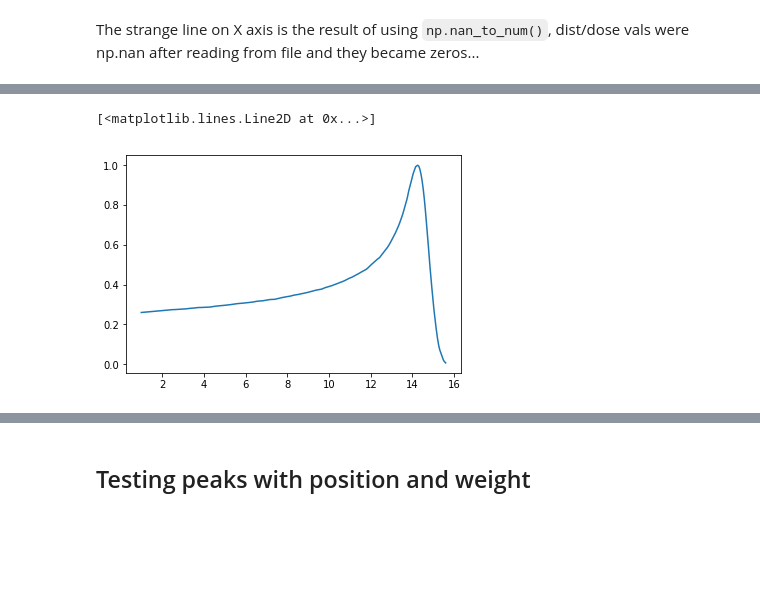
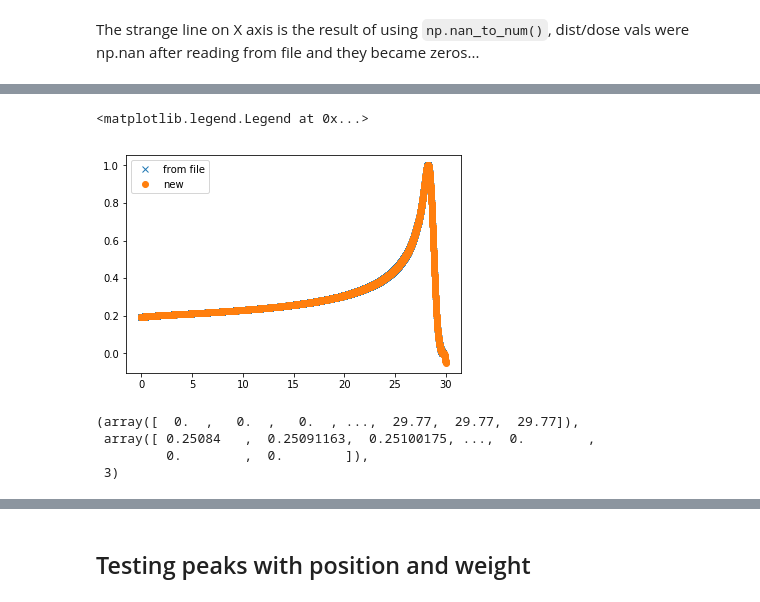
Before and after one commit to DataMedSci/ProtonBeamsComposer, a Jupyter notebook: curve_fit_BP.ipynb, the cells around one changed output, grey strips where cells are left out. Saved outputs shown, nothing was run; the diff lists cells and outputs as text; code cells hidden in the pictures; blank space fills up the shorter version.

```diff
--- a/curve_fit_BP.ipynb
+++ b/curve_fit_BP.ipynb
@@ -140,5 +140,22 @@ plt.legend(handles=[before, after])
-# %%
-plt.plot(rs11000dist[100:1560], rs11000dose[100:1560])
-# %% [output]
-[<matplotlib.lines.Line2D at 0x...>]
-[figure, removed]
+# %%
+tck = interpolate.splrep(rs0dist, rs0dose)
+xnew = np.arange(0, 30, .005)
+ynew = interpolate.splev(xnew, tck, der=0)
+# %%
+plt.plot(rs0dist, rs0dose, 'x', label="from file")
+plt.plot(xnew, ynew, 'o', label="new")
+plt.legend()
+# %% [output]
+<matplotlib.legend.Legend at 0x...>
+[figure, added]
+# %%
+rs11000tck = interpolate.splrep(rs11000dist, rs11000dose)
+x11new = np.arange(0, 30, .005)
+y11new = interpolate.splev(x11new, rs11000tck, der=0)
+
+rs11000tck
+# %% [output]
+(array([  0.  ,   0.  ,   0.  , ...,  29.77,  29.77,  29.77]),
+ array([ 0.25084   ,  0.25091163,  0.25100175, ...,  0.        ,
+         0.        ,  0.        ]),
+ 3)
```
Also changed, not shown: parts of 7 cells of this notebook, 2 other files.
